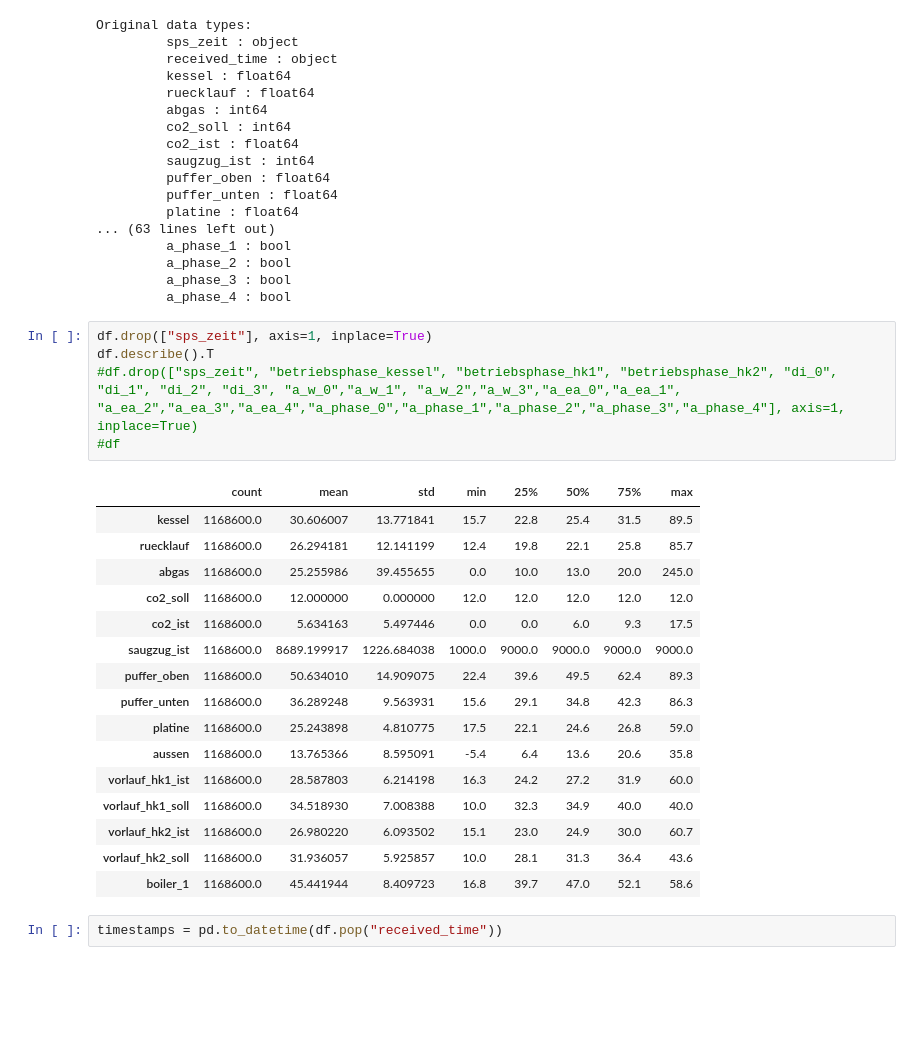
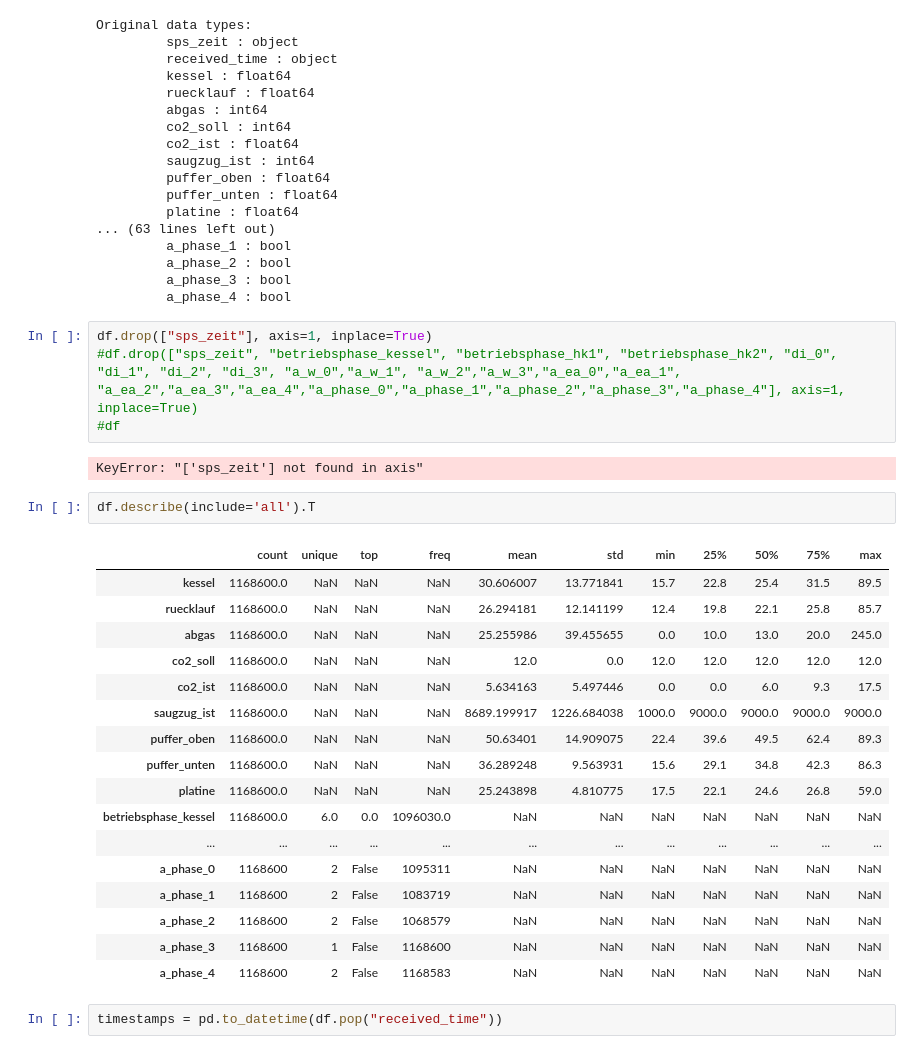
Before and after one commit to Joelius300/HeatingDataMonitor, a Jupyter notebook: forecasting/playing_around_with_1-min_data.ipynb, the cells around one changed output. Saved outputs shown, nothing was run; the diff lists cells and outputs as text; blank space fills up the shorter version.

```diff
--- a/forecasting/playing_around_with_1-min_data.ipynb
+++ b/forecasting/playing_around_with_1-min_data.ipynb
@@ -70,26 +72,30 @@ Original data types:
          a_phase_4 : bool
 # %%
 df.drop(["sps_zeit"], axis=1, inplace=True)
-df.describe().T
 #df.drop(["sps_zeit", "betriebsphase_kessel", "betriebsphase_hk1", "betriebsphase_hk2", "di_0", "di_1", "di_2", "di_3", "a_w_0","a_w_1", "a_w_2","a_w_3","a_ea_0","a_ea_1", "a_ea_2","a_ea_3","a_ea_4","a_phase_0","a_phase_1","a_phase_2","a_phase_3","a_phase_4"], axis=1, inplace=True)
 #df
 # %% [output]
-|  | count | mean | std | min | 25% | 50% | 75% | max |
-| kessel | 1168600.0 | 30.606007 | 13.771841 | 15.7 | 22.8 | 25.4 | 31.5 | 89.5 |
-| ruecklauf | 1168600.0 | 26.294181 | 12.141199 | 12.4 | 19.8 | 22.1 | 25.8 | 85.7 |
-| abgas | 1168600.0 | 25.255986 | 39.455655 | 0.0 | 10.0 | 13.0 | 20.0 | 245.0 |
-| co2_soll | 1168600.0 | 12.000000 | 0.000000 | 12.0 | 12.0 | 12.0 | 12.0 | 12.0 |
-| co2_ist | 1168600.0 | 5.634163 | 5.497446 | 0.0 | 0.0 | 6.0 | 9.3 | 17.5 |
-| saugzug_ist | 1168600.0 | 8689.199917 | 1226.684038 | 1000.0 | 9000.0 | 9000.0 | 9000.0 | 9000.0 |
-| puffer_oben | 1168600.0 | 50.634010 | 14.909075 | 22.4 | 39.6 | 49.5 | 62.4 | 89.3 |
-| puffer_unten | 1168600.0 | 36.289248 | 9.563931 | 15.6 | 29.1 | 34.8 | 42.3 | 86.3 |
-| platine | 1168600.0 | 25.243898 | 4.810775 | 17.5 | 22.1 | 24.6 | 26.8 | 59.0 |
-| aussen | 1168600.0 | 13.765366 | 8.595091 | -5.4 | 6.4 | 13.6 | 20.6 | 35.8 |
-| vorlauf_hk1_ist | 1168600.0 | 28.587803 | 6.214198 | 16.3 | 24.2 | 27.2 | 31.9 | 60.0 |
-| vorlauf_hk1_soll | 1168600.0 | 34.518930 | 7.008388 | 10.0 | 32.3 | 34.9 | 40.0 | 40.0 |
-| vorlauf_hk2_ist | 1168600.0 | 26.980220 | 6.093502 | 15.1 | 23.0 | 24.9 | 30.0 | 60.7 |
-| vorlauf_hk2_soll | 1168600.0 | 31.936057 | 5.925857 | 10.0 | 28.1 | 31.3 | 36.4 | 43.6 |
-| boiler_1 | 1168600.0 | 45.441944 | 8.409723 | 16.8 | 39.7 | 47.0 | 52.1 | 58.6 |
+KeyError: "['sps_zeit'] not found in axis"
+# %%
+df.describe(include='all').T
+# %% [output]
+|  | count | unique | top | freq | mean | std | min | 25% | 50% | 75% | max |
+| kessel | 1168600.0 | NaN | NaN | NaN | 30.606007 | 13.771841 | 15.7 | 22.8 | 25.4 | 31.5 | 89.5 |
+| ruecklauf | 1168600.0 | NaN | NaN | NaN | 26.294181 | 12.141199 | 12.4 | 19.8 | 22.1 | 25.8 | 85.7 |
+| abgas | 1168600.0 | NaN | NaN | NaN | 25.255986 | 39.455655 | 0.0 | 10.0 | 13.0 | 20.0 | 245.0 |
+| co2_soll | 1168600.0 | NaN | NaN | NaN | 12.0 | 0.0 | 12.0 | 12.0 | 12.0 | 12.0 | 12.0 |
+| co2_ist | 1168600.0 | NaN | NaN | NaN | 5.634163 | 5.497446 | 0.0 | 0.0 | 6.0 | 9.3 | 17.5 |
+| saugzug_ist | 1168600.0 | NaN | NaN | NaN | 8689.199917 | 1226.684038 | 1000.0 | 9000.0 | 9000.0 | 9000.0 | 9000.0 |
+| puffer_oben | 1168600.0 | NaN | NaN | NaN | 50.63401 | 14.909075 | 22.4 | 39.6 | 49.5 | 62.4 | 89.3 |
+| puffer_unten | 1168600.0 | NaN | NaN | NaN | 36.289248 | 9.563931 | 15.6 | 29.1 | 34.8 | 42.3 | 86.3 |
+| platine | 1168600.0 | NaN | NaN | NaN | 25.243898 | 4.810775 | 17.5 | 22.1 | 24.6 | 26.8 | 59.0 |
+| betriebsphase_kessel | 1168600.0 | 6.0 | 0.0 | 1096030.0 | NaN | NaN | NaN | NaN | NaN | NaN | NaN |
+| ... | ... | ... | ... | ... | ... | ... | ... | ... | ... | ... | ... |
+| a_phase_0 | 1168600 | 2 | False | 1095311 | NaN | NaN | NaN | NaN | NaN | NaN | NaN |
+| a_phase_1 | 1168600 | 2 | False | 1083719 | NaN | NaN | NaN | NaN | NaN | NaN | NaN |
+| a_phase_2 | 1168600 | 2 | False | 1068579 | NaN | NaN | NaN | NaN | NaN | NaN | NaN |
+| a_phase_3 | 1168600 | 1 | False | 1168600 | NaN | NaN | NaN | NaN | NaN | NaN | NaN |
+| a_phase_4 | 1168600 | 2 | False | 1168583 | NaN | NaN | NaN | NaN | NaN | NaN | NaN |
 # %%
 timestamps = pd.to_datetime(df.pop("received_time"))
 # %%
```
Also changed, not shown: parts of 1 cell of this notebook.
